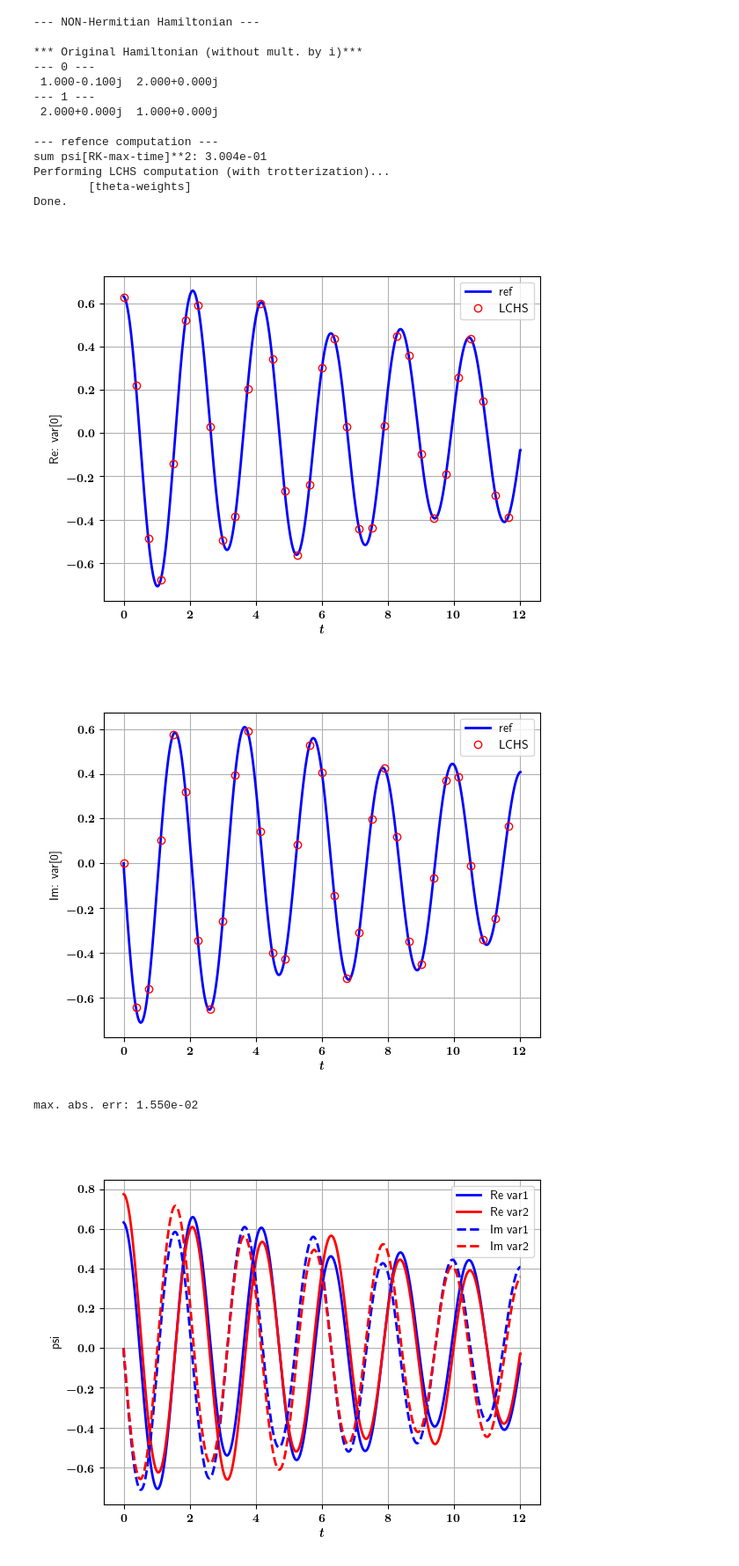
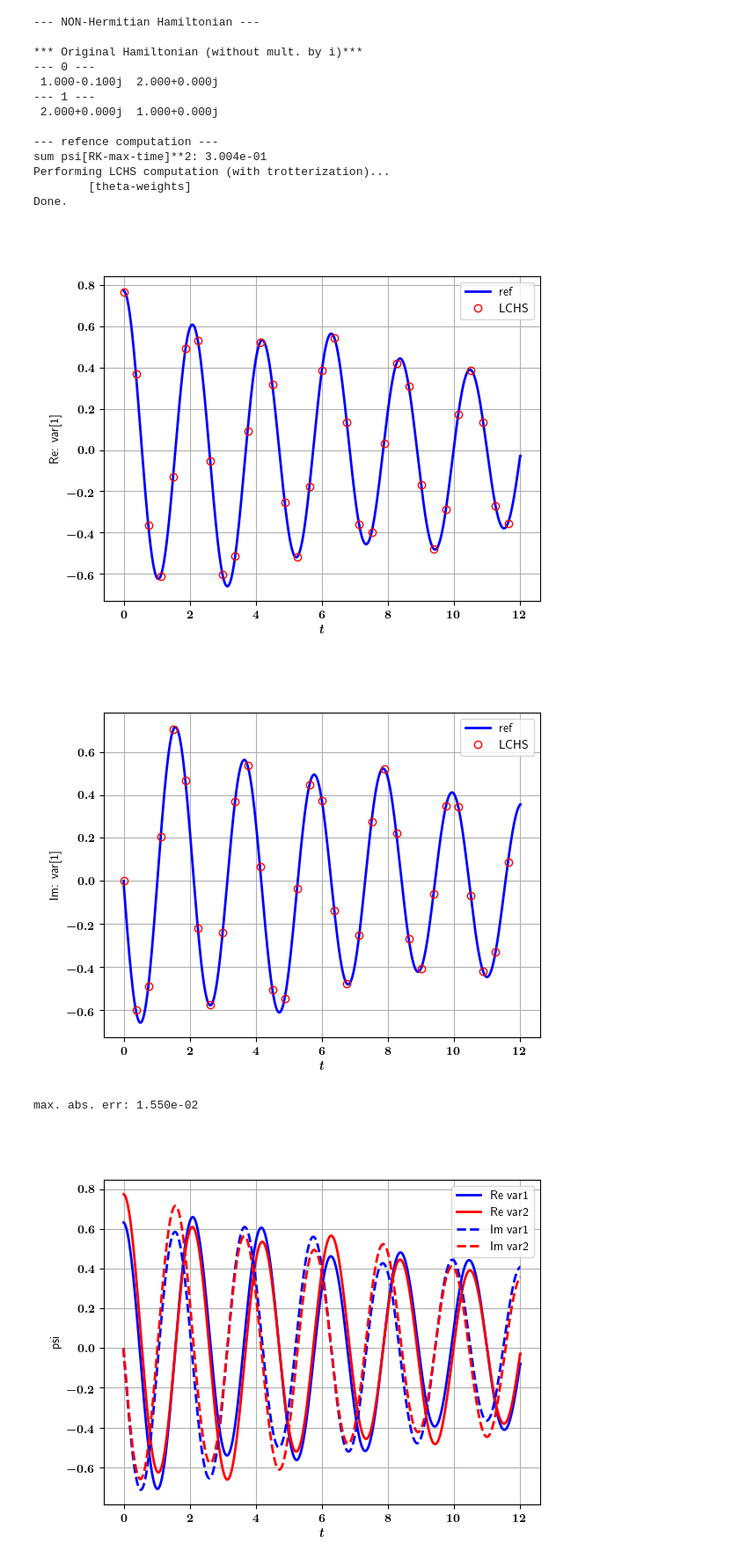
Before and after one commit to QuCF/scripts-py, a Jupyter notebook: jupyter-notebooks/NL/LCHS-python.ipynb, the cells around one changed output. Shown at 88% size. Drawn from its saved outputs; the diff is of its cells as text; code cells hidden in the pictures.

```diff
--- a/jupyter-notebooks/NL/LCHS-python.ipynb
+++ b/jupyter-notebooks/NL/LCHS-python.ipynb
@@ -379,19 +379,19 @@ Done.
 # %%
 # ----------------------------------------------------------
 # --- Plot results ---
 # ----------------------------------------------------------
-compare_plots(psi_ref, psi_LCHS, id_var = 0)
+compare_plots(psi_ref, psi_LCHS, id_var = 1)
 
 max_abs_err = 0
 for it in range(len(t_plot_)):
     err = np.max(np.abs(psi_ref[it * diff_N_] - psi_LCHS[it]))
     if max_abs_err < err:
         max_abs_err = err
 print("max. abs. err: {:0.3e}".format(max_abs_err))
 del max_abs_err, err , it
 # %% [output]
-[figure, old version]
+[figure, new version]
-[figure, old version]
+[figure, new version]
 max. abs. err: 1.550e-02
 # %%
 # 1/err is linear with k_max
```
Also changed, not shown: parts of 1 cell of this notebook.
